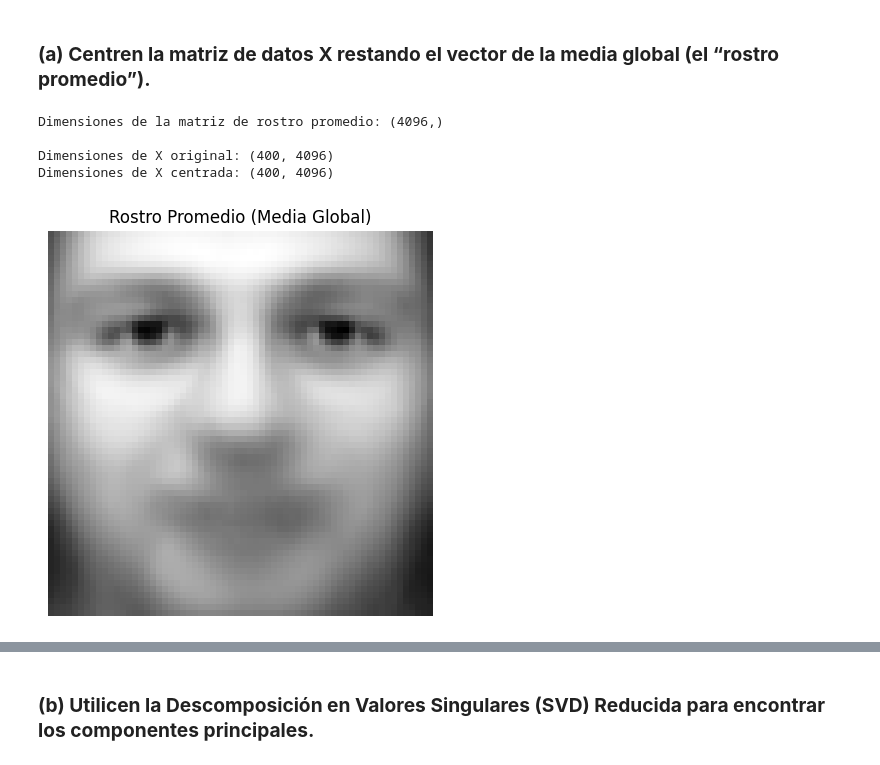
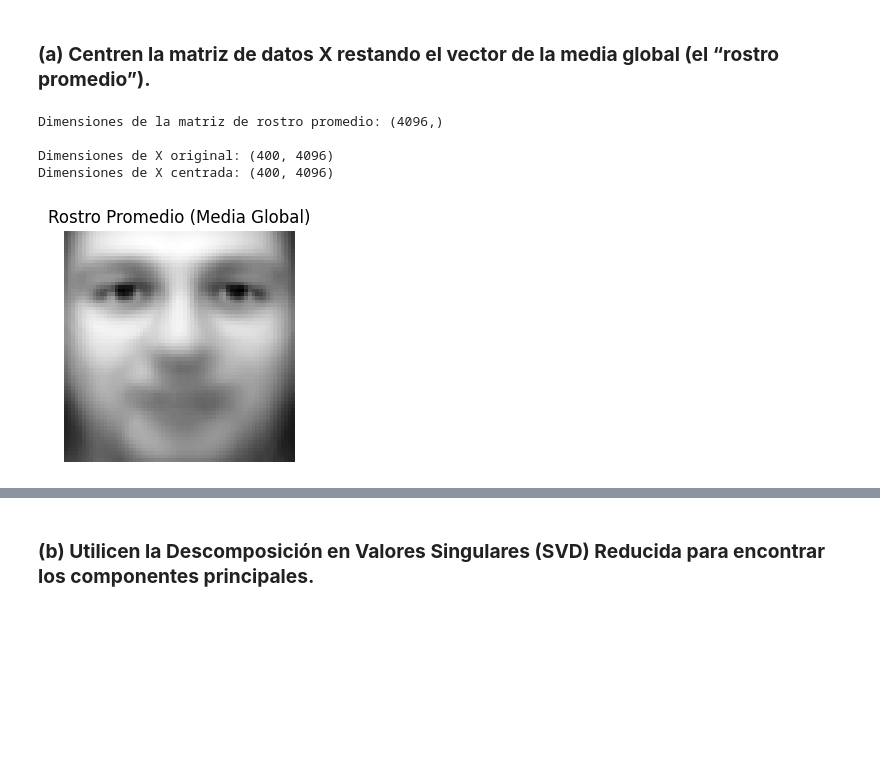
Before and after one commit to HeiderZapata/Applied-Math, a Jupyter notebook: Trabajo Final/Trabajo Final-Álgebra-Martinez-Zapata-Londono-Notebook.ipynb, the cells around one changed output, grey strips where cells are left out. Saved outputs shown, nothing was run; the diff lists cells and outputs as text; code cells hidden in the pictures; blank space fills up the shorter version.

```diff
--- a/Trabajo Final/Trabajo Final-Álgebra-Martinez-Zapata-Londono-Notebook.ipynb
+++ b/Trabajo Final/Trabajo Final-Álgebra-Martinez-Zapata-Londono-Notebook.ipynb
@@ -148,28 +148,27 @@ Extraeremos las direcciones de máxima varianza para reducir drásticamente la d
 # %%
 # --- CENTRAR LOS DATOS ---
 # Calcular el rostro promedio (media a lo largo de las columnas/características -> media de cada píxel a través de las 400 imágenes)
 rostro_promedio = np.mean(X, axis=0)
 
 # Centramos la matriz restando este promedio a cada imagen
 X_centrada = X - rostro_promedio
 
-
 # Verificamos las dimensiones para asegurar que no cambiaron
 print(f"Dimensiones de la matriz de rostro promedio: {rostro_promedio.shape}") # Debería ser (4096,) porque es un vector aplanado del rostro promedio
 print()
 print(f"Dimensiones de X original: {X.shape}")
 print(f"Dimensiones de X centrada: {X_centrada.shape}")
 
 # --- Visualización del Rostro Promedio ---
-plt.figure(figsize=(5, 5))
+plt.figure(figsize=(3, 3))
 # Recordamos redimensionar el vector de 4096 a 64x64 para poder graficarlo
 plt.imshow(rostro_promedio.reshape(64, 64), cmap='gray')
 plt.title("Rostro Promedio (Media Global)")
 plt.axis('off')
 plt.show()
 # %% [output]
 Dimensiones de la matriz de rostro promedio: (4096,)
 
 Dimensiones de X original: (400, 4096)
 Dimensiones de X centrada: (400, 4096)
-[figure, old version]
+[figure, new version]
```
Also changed, not shown: parts of 19 cells of this notebook.
